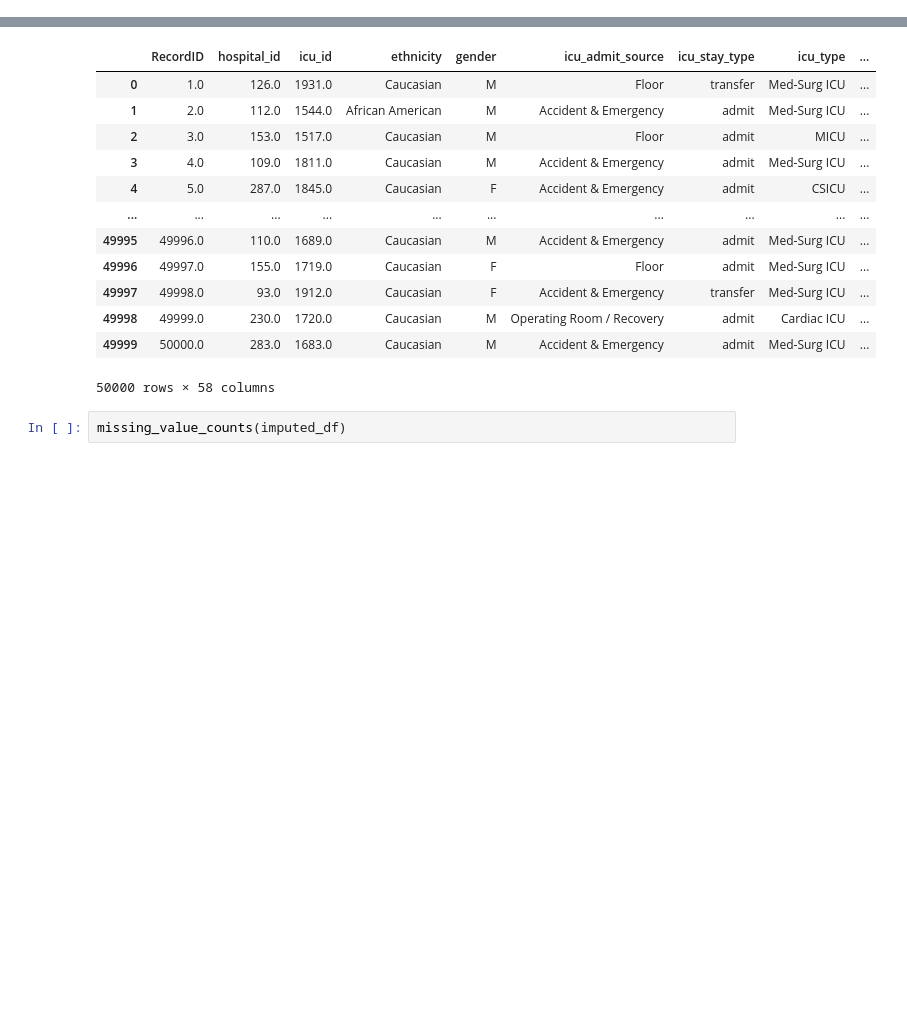
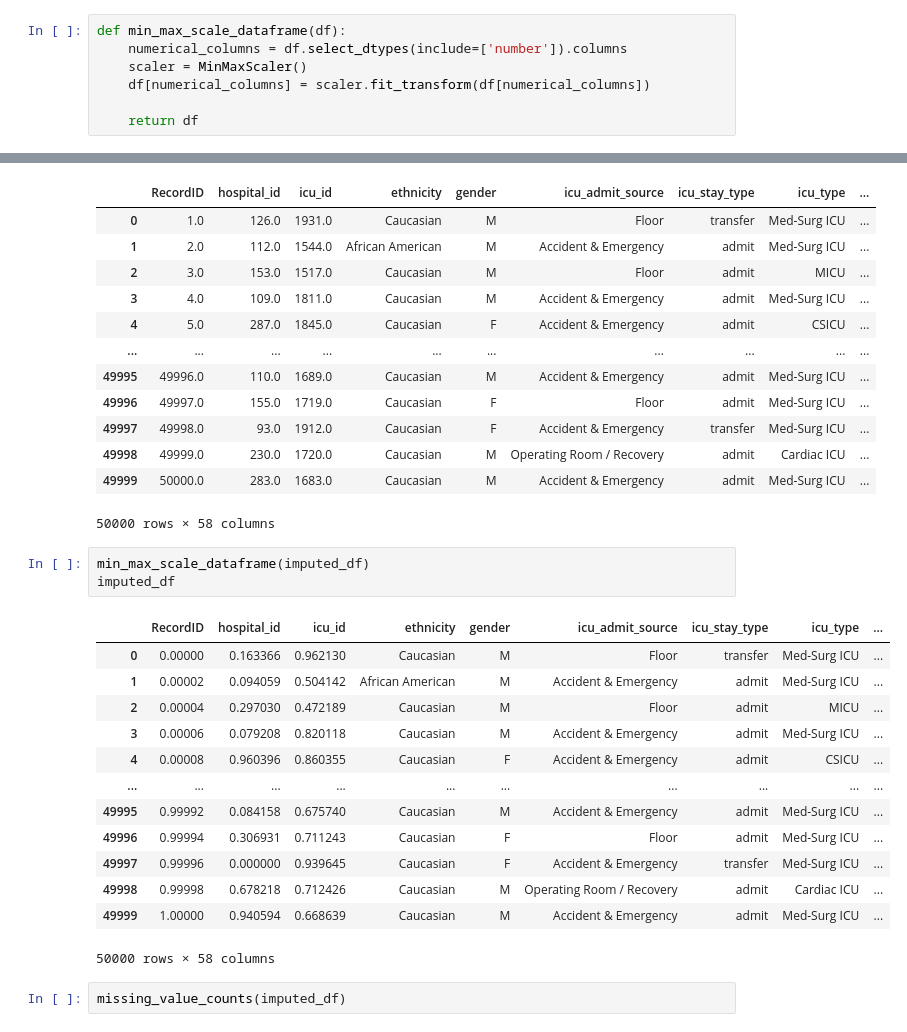
Before and after one commit to YahyaAhmedKhan/iml, a Jupyter notebook: naiveb2.ipynb, the cells around one changed output, grey strips where cells are left out. Drawn from its saved outputs; the diff is of its cells as text; blank space fills up the shorter version.

```diff
--- a/naiveb2.ipynb
+++ b/naiveb2.ipynb
@@ -35,6 +35,13 @@ def custom_impute(df):
     df[categorical_columns] = cat_imputer.fit_transform(df[categorical_columns])
 
     return df
+# %%
+def min_max_scale_dataframe(df):
+    numerical_columns = df.select_dtypes(include=['number']).columns
+    scaler = MinMaxScaler()
+    df[numerical_columns] = scaler.fit_transform(df[numerical_columns])
+
+    return df
 # %%
 df = pd.read_csv('train.csv')
 imputed_df = custom_impute(df)
@@ -53,6 +60,23 @@ imputed_df
 | 49998 | 49999.0 | 230.0 | 1720.0 | Caucasian | M | Operating Room / Recovery | admit | Cardiac ICU | ... |
 | 49999 | 50000.0 | 283.0 | 1683.0 | Caucasian | M | Accident & Emergency | admit | Med-Surg ICU | ... |
 50000 rows × 58 columns
+# %%
+min_max_scale_dataframe(imputed_df)
+imputed_df
+# %% [output]
+|  | RecordID | hospital_id | icu_id | ethnicity | gender | icu_admit_source | icu_stay_type | icu_type | ... |
+| 0 | 0.00000 | 0.163366 | 0.962130 | Caucasian | M | Floor | transfer | Med-Surg ICU | ... |
+| 1 | 0.00002 | 0.094059 | 0.504142 | African American | M | Accident & Emergency | admit | Med-Surg ICU | ... |
+| 2 | 0.00004 | 0.297030 | 0.472189 | Caucasian | M | Floor | admit | MICU | ... |
+| 3 | 0.00006 | 0.079208 | 0.820118 | Caucasian | M | Accident & Emergency | admit | Med-Surg ICU | ... |
+| 4 | 0.00008 | 0.960396 | 0.860355 | Caucasian | F | Accident & Emergency | admit | CSICU | ... |
+| ... | ... | ... | ... | ... | ... | ... | ... | ... | ... |
+| 49995 | 0.99992 | 0.084158 | 0.675740 | Caucasian | M | Accident & Emergency | admit | Med-Surg ICU | ... |
+| 49996 | 0.99994 | 0.306931 | 0.711243 | Caucasian | F | Floor | admit | Med-Surg ICU | ... |
+| 49997 | 0.99996 | 0.000000 | 0.939645 | Caucasian | F | Accident & Emergency | transfer | Med-Surg ICU | ... |
+| 49998 | 0.99998 | 0.678218 | 0.712426 | Caucasian | M | Operating Room / Recovery | admit | Cardiac ICU | ... |
+| 49999 | 1.00000 | 0.940594 | 0.668639 | Caucasian | M | Accident & Emergency | admit | Med-Surg ICU | ... |
+50000 rows × 58 columns
 # %%
 missing_value_counts(imputed_df)
 # %% [output]
```
Also changed, not shown: parts of 8 cells of this notebook, 1 other file.
